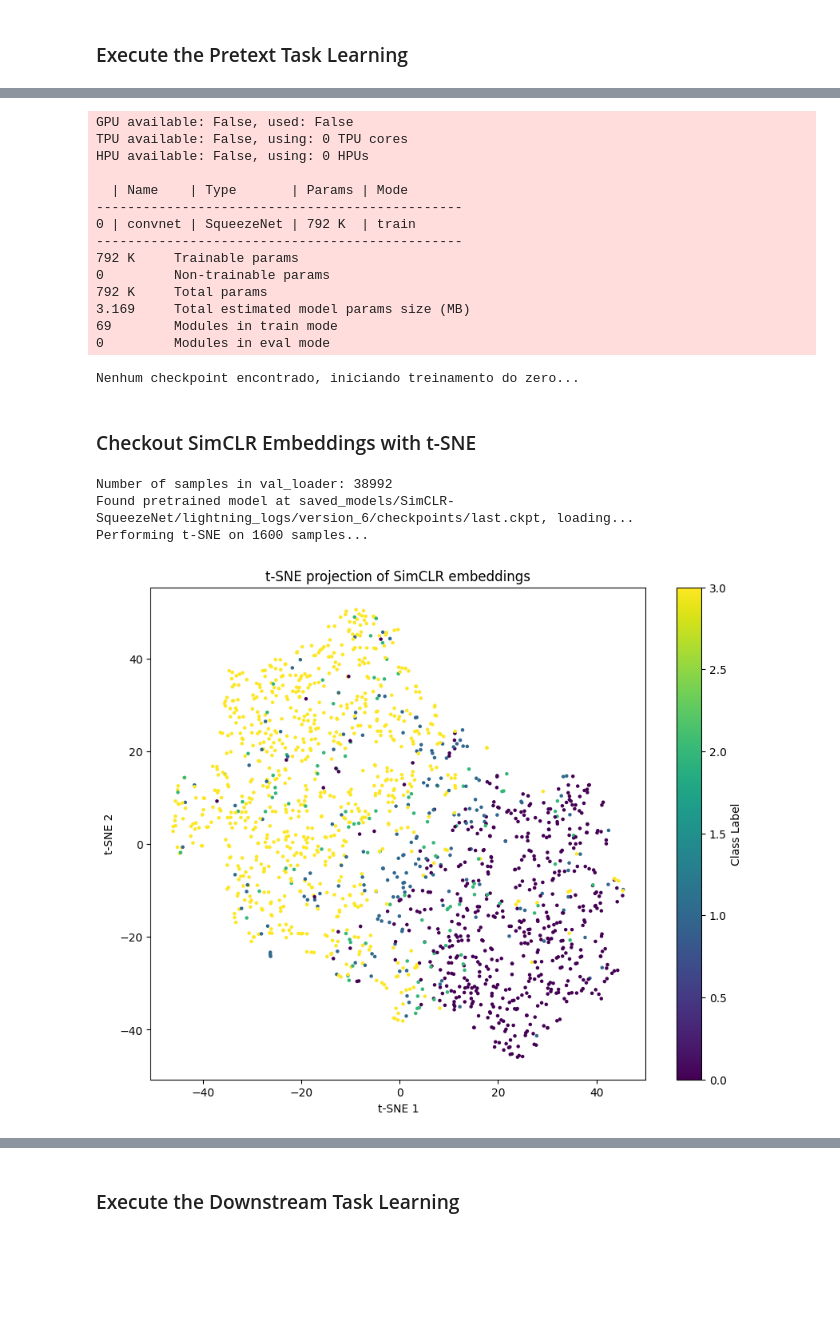
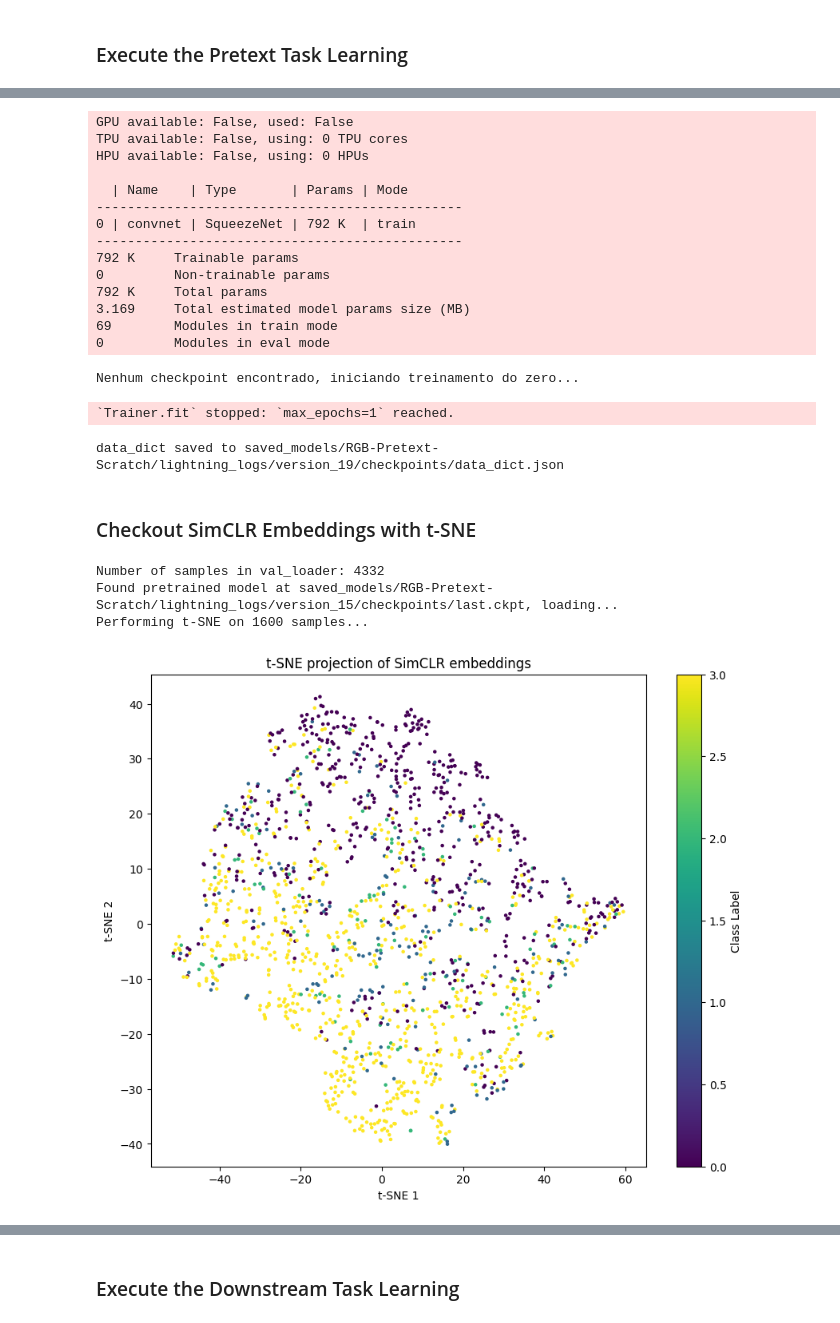
Before and after one commit to annwith/classification-oct-self-supervised-learning, a Jupyter notebook: pretext_training.ipynb, the cells around one changed output, grey strips where cells are left out. Saved outputs shown, nothing was run; the diff lists cells and outputs as text; code cells hidden in the pictures; blank space fills up the shorter version.

```diff
--- a/pretext_training.ipynb
+++ b/pretext_training.ipynb
@@ -455,6 +509,10 @@ class AddNoise:
 class ProbabilisticTransform:
     """
     Wrapper to apply a transform with a specified probability.
+
+    Args:
+        transform (callable): The transform to be applied.
+        p (float): Probability of applying the transform
     """
     def __init__(self, transform, p=0.5):
         self.transform = transform
@@ -466,9 +524,15 @@ class ProbabilisticTransform:
         return x
 # %%
 class ContrastiveTransformations(object):
-    def __init__(self, k=5, seed=None):
+    """
+    Apply a series of augmentations to the input image.
+
+    Args:
+        k (int): Number of augmentations to apply.
+    """
+
+    def __init__(self, k=5):
         self.k = k
-        self.seed = seed
 
         # Base PIL transforms
         self.base_transforms = transforms.Compose([
@@ -493,9 +557,6 @@ class ContrastiveTransformations(object):
         ])
 
     def __call__(self, x):
-        if self.seed is not None:
-            torch.manual_seed(self.seed)
-
         augmented_images = []
         for _ in range(self.k):
             # Apply base transforms
@@ -509,8 +578,14 @@ class ContrastiveTransformations(object):
 # %% [markdown]
 ### Checkout Some Augmented Images on Our Dataset
 # %%
+# Set the number of augmentations to apply
+K = 2
+
 # Set contrastive transformations for the self-supervised training dataset.
-self_supervised_train.transform = ContrastiveTransformations(k=2)
+self_supervised_train.transform = ContrastiveTransformations(k=K)
+
+# Set k in the data dictionary
+data_dict['k'] = K
 
 # Defina o número de imagens aumentadas que deseja visualizar
 N = 5
@@ -559,7 +630,7 @@ class SimCLR(pl.LightningModule):
 
     Args:
         hidden_dim: The dimension of the hidden layer in the projection head.
-            Number of units in the hidden layer; we'll use 25% of the number of classes.
+            Number of units in the hidden layer.
         lr: The learning rate for the optimizer.
         temperature: The temperature parameter for the contrastive loss.
         weight_decay: The weight decay for the optimizer.
@@ -677,7 +748,8 @@ class SimCLR(pl.LightningModule):
 
         # Logging loss:
         #
-        self.log(mode+'_loss', result, on_step=True, on_epoch=True, prog_bar=True, logger=True)
+        self.log(mode+'_loss', result,
+                 on_step=True, on_epoch=True, prog_bar=True, logger=True)
 
         # Getting ranking position of positive example (i.e., we see how far it is
         # when compared with the negative examples). Useful to compute top-k metrics.
@@ -689,9 +761,12 @@ class SimCLR(pl.LightningModule):
 
         # Logging ranking metrics:
         #
-        self.log(mode+'_acc_top1', (sim_argsort == 0).float().mean(), on_step=True, on_epoch=True, prog_bar=True, logger=True)
-        self.log(mode+'_acc_top5', (sim_argsort < 5).float().mean(), on_step=True, on_epoch=True, prog_bar=True, logger=True)
-        self.log(mode+'_acc_mean_pos', 1+sim_argsort.float().mean(), on_step=True, on_epoch=True, prog_bar=True, logger=True)
+        self.log(mode+'_acc_top1', (sim_argsort == 0).float().mean(),
+                 on_step=True, on_epoch=True, prog_bar=True, logger=True)
+        self.log(mode+'_acc_top5', (sim_argsort < 5).float().mean(),
+                 on_step=True, on_epoch=True, prog_bar=True, logger=True)
+        self.log(mode+'_acc_mean_pos', 1+sim_argsort.float().mean(),
+                 on_step=True, on_epoch=True, prog_bar=True, logger=True)
 
         return result
 
@@ -925,6 +890,15 @@ def train_simclr(batch_size, max_epochs=500, **kwargs):
         print("Nenhum checkpoint encontrado, iniciando treinamento do zero...")
         trainer.fit(model, train_loader, val_loader)
 
+    # Save data_dict as JSON in the same path as the model checkpoint
+    checkpoint_dir = os.path.dirname(trainer.checkpoint_callback.best_model_path)
+    data_dict_path = os.path.join(checkpoint_dir, 'data_dict.json')
+
+    # Assuming 'data_dict' is already defined
+    with open(data_dict_path, 'w') as f:
+        json.dump(data_dict, f)
+    print(f"data_dict saved to {data_dict_path}")
+
     # Get best checkpoint yielded by training.
     #
     model = SimCLR.load_from_checkpoint(trainer.checkpoint_callback.best_model_path)
@@ -939,7 +913,7 @@ simclr_model = train_simclr(batch_size=16,
                             lr=1e-5,
                             temperature=0.07,
                             weight_decay=1e-4,
-                            max_epochs=10)
+                            max_epochs=1)
 # %% [output]
 GPU available: False, used: False
 TPU available: False, using: 0 TPU cores
@@ -956,6 +930,8 @@ HPU available: False, using: 0 HPUs
 69        Modules in train mode
 0         Modules in eval mode
 Nenhum checkpoint encontrado, iniciando treinamento do zero...
+`Trainer.fit` stopped: `max_epochs=1` reached.
+data_dict saved to saved_models/RGB-Pretext-Scratch/lightning_logs/version_19/checkpoints/data_dict.json
 # %% [markdown]
 ### Checkout SimCLR Embeddings with t-SNE
 # %%
@@ -974,7 +950,7 @@ val_loader = DataLoader(
 print(f"Number of samples in val_loader: {len(val_loader.dataset)}")
 
 # Check se o modelo pré-treinado existe e carregá-lo
-checkpoint_version = CHECKPOINT_PATH + '/RGB-Pretext-Scratch/lightning_logs/version_X/checkpoints/last.ckpt'
+checkpoint_version = CHECKPOINT_PATH + '/RGB-Pretext-Scratch/lightning_logs/version_15/checkpoints/last.ckpt'
 if os.path.isfile(checkpoint_version):
     print(f'Found pretrained model at {checkpoint_version}, loading...')
     model = SimCLR.load_from_checkpoint(checkpoint_version)
@@ -1016,33 +992,33 @@ def tsne_evaluation(model, dataloader, num_samples=1000):
     features = np.concatenate(features, axis=0)
     labels = np.concatenate(labels, axis=0)
 
     # Verificar se temos amostras suficientes para o t-SNE
     if features.shape[0] < 2:
         raise ValueError(f"Not enough samples for t-SNE: {features.shape[0]} samples available. "
                          "Increase `num_samples` or ensure DataLoader has enough data.")
 
     # Aplicar t-SNE
     print(f"Performing t-SNE on {features.shape[0]} samples...")
     tsne = TSNE(n_components=2, perplexity=30, random_state=0)
     features_2d = tsne.fit_transform(features)
 
     # Plotar os resultados
     plt.figure(figsize=(10, 8))
     scatter = plt.scatter(features_2d[:, 0], features_2d[:, 1], c=labels, cmap='viridis', s=5)
     plt.colorbar(scatter, label='Class Label')
     plt.title('t-SNE projection of SimCLR embeddings')
     plt.xlabel('t-SNE 1')
     plt.ylabel('t-SNE 2')
     plt.show()
 
 # Usar a função de avaliação
 # Ajustar `num_samples` para ser menor que o número de amostras no dataset, se necessário
 try:
     tsne_evaluation(model=model, dataloader=val_loader, num_samples=100)
 except ValueError as e:
     print(f"Error during t-SNE evaluation: {e}")
 # %% [output]
-Number of samples in val_loader: 38992
-Found pretrained model at saved_models/SimCLR-SqueezeNet/lightning_logs/version_6/checkpoints/last.ckpt, loading...
+Number of samples in val_loader: 4332
+Found pretrained model at saved_models/RGB-Pretext-Scratch/lightning_logs/version_15/checkpoints/last.ckpt, loading...
 Performing t-SNE on 1600 samples...
-[figure, old version]
+[figure, new version]
```
Also changed, not shown: parts of 30 cells of this notebook.
